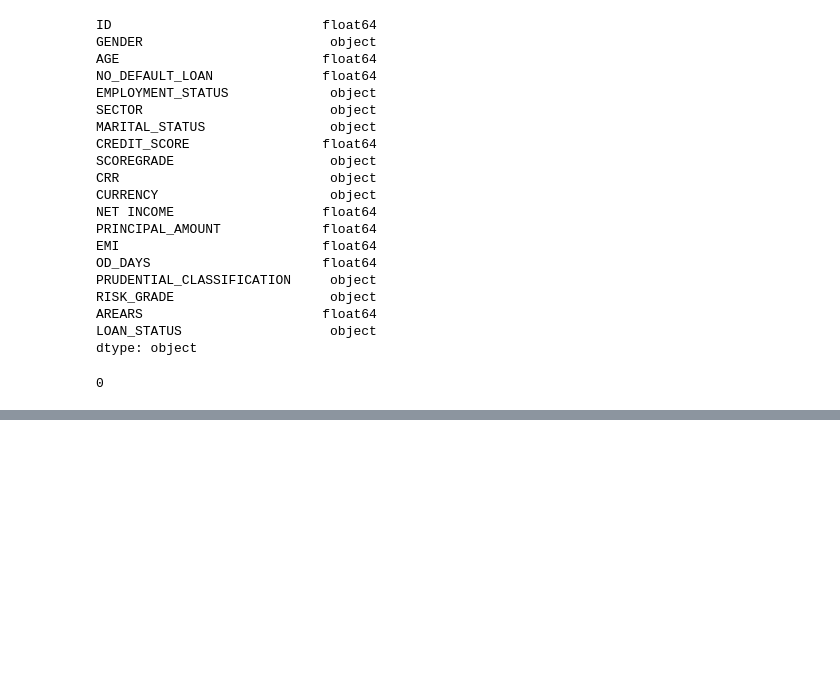
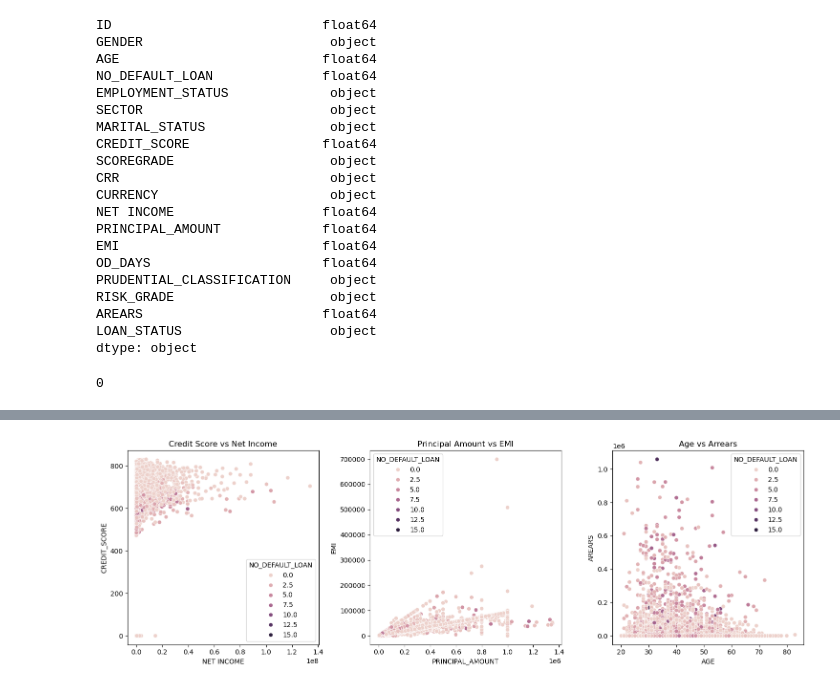
Before and after one commit to KaiFa254/SmartLender, a Jupyter notebook: notebooks/susan.ipynb, the cells around one changed output, grey strips where cells are left out. Cells and saved outputs as stored; diff of their text form; code cells hidden in the pictures; blank space fills up the shorter version.

```diff
--- a/notebooks/susan.ipynb
+++ b/notebooks/susan.ipynb
@@ -293,0 +415,22 @@ df_1.duplicated().sum()
+# %%
+# 4. Scatter Plots for Relationships
+plt.figure(figsize=(15, 5))
+
+# Credit Score vs Net Income
+plt.subplot(1, 3, 1)
+sns.scatterplot(data=df_1, x='NET INCOME', y='CREDIT_SCORE', hue='NO_DEFAULT_LOAN')
+plt.title('Credit Score vs Net Income')
+
+# Principal Amount vs EMI
+plt.subplot(1, 3, 2)
+sns.scatterplot(data=df_1, x='PRINCIPAL_AMOUNT', y='EMI', hue='NO_DEFAULT_LOAN')
+plt.title('Principal Amount vs EMI')
+
+# Age vs Arrears
+plt.subplot(1, 3, 3)
+sns.scatterplot(data=df_1, x='AGE', y='AREARS', hue='NO_DEFAULT_LOAN')
+plt.title('Age vs Arrears')
+plt.tight_layout()
+plt.show()
+# %% [output]
+[figure, added]
```
Also changed, not shown: parts of 19 cells of this notebook.
